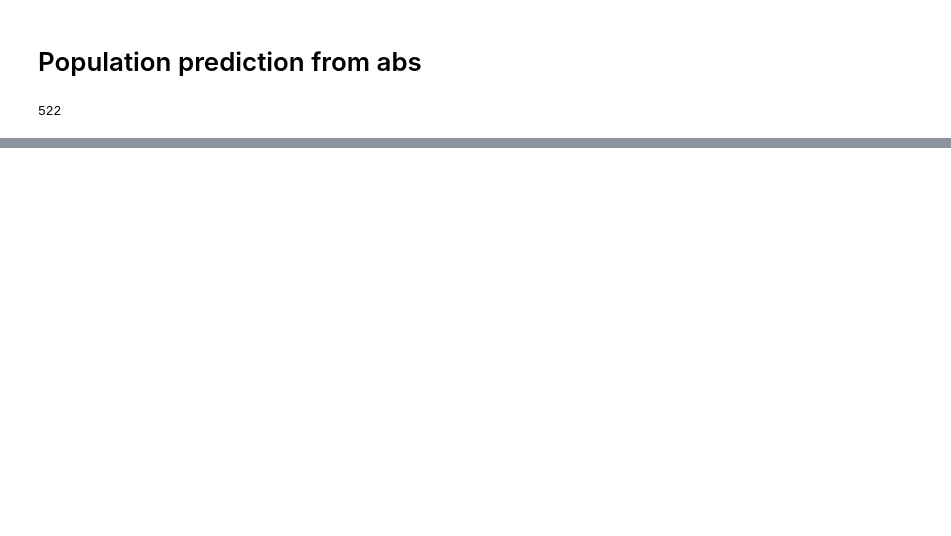
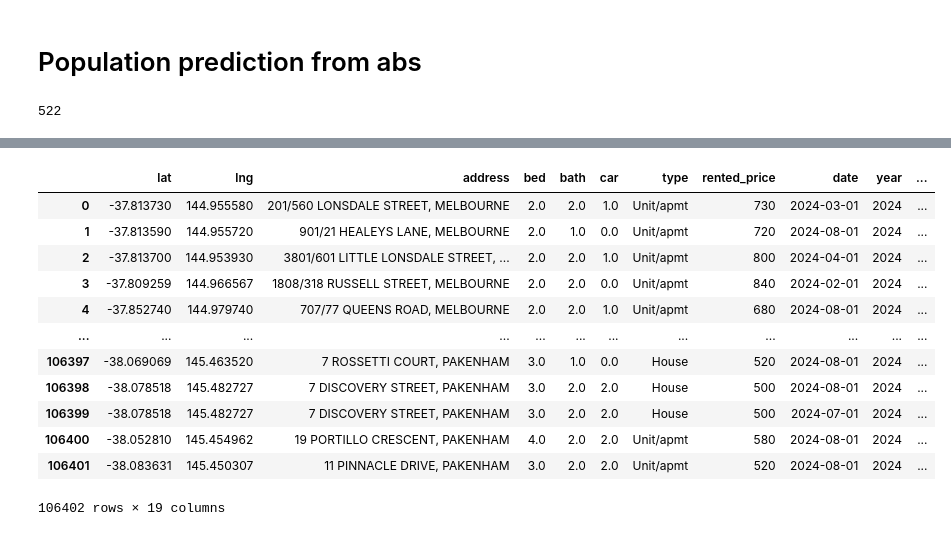
Before and after one commit to MAST30034-AppliedDataScience/project-2-group-real-estate-industry-project-2, a Jupyter notebook: notebooks/combining_data.ipynb, the cells around one changed output, grey strips where cells are left out. Saved outputs shown, nothing was run; the diff lists cells and outputs as text; code cells hidden in the pictures; blank space fills up the shorter version.

```diff
--- a/notebooks/combining_data.ipynb
+++ b/notebooks/combining_data.ipynb
@@ -262,0 +364,3 @@ population_pred.to_csv("../data/curated/population_prediction.csv", index=False)
+# %%
+gpd_rental_2024.drop(columns=["year_y"], inplace=True)
+gpd_rental_2024.rename(columns={"year_x":"year"}, inplace=True)
@@ -262,0 +376,20 @@ population_pred.to_csv("../data/curated/population_prediction.csv", index=False)
+# %%
+# join gpd_rental_2024 with cpi_data and unemployment_data on year
+gpd_rental_2024 = gpd_rental_2024.merge(cpi_data, on="year", how="left")
+gpd_rental_2024 = gpd_rental_2024.merge(unemployment_data, on="year", how="left")
+
+gpd_rental_2024
+# %% [output]
+|  | lat | lng | address | bed | bath | car | type | rented_price | date | year | ... |
+| 0 | -37.813730 | 144.955580 | 201/560 LONSDALE STREET, MELBOURNE | 2.0 | 2.0 | 1.0 | Unit/apmt | 730 | 2024-03-01 | 2024 | ... |
+| 1 | -37.813590 | 144.955720 | 901/21 HEALEYS LANE, MELBOURNE | 2.0 | 1.0 | 0.0 | Unit/apmt | 720 | 2024-08-01 | 2024 | ... |
+| 2 | -37.813700 | 144.953930 | 3801/601 LITTLE LONSDALE STREET, ... | 2.0 | 2.0 | 1.0 | Unit/apmt | 800 | 2024-04-01 | 2024 | ... |
+| 3 | -37.809259 | 144.966567 | 1808/318 RUSSELL STREET, MELBOURNE | 2.0 | 2.0 | 0.0 | Unit/apmt | 840 | 2024-02-01 | 2024 | ... |
+| 4 | -37.852740 | 144.979740 | 707/77 QUEENS ROAD, MELBOURNE | 2.0 | 2.0 | 1.0 | Unit/apmt | 680 | 2024-08-01 | 2024 | ... |
+| ... | ... | ... | ... | ... | ... | ... | ... | ... | ... | ... | ... |
+| 106397 | -38.069069 | 145.463520 | 7 ROSSETTI COURT, PAKENHAM | 3.0 | 1.0 | 0.0 | House | 520 | 2024-08-01 | 2024 | ... |
+| 106398 | -38.078518 | 145.482727 | 7 DISCOVERY STREET, PAKENHAM | 3.0 | 2.0 | 2.0 | House | 500 | 2024-08-01 | 2024 | ... |
+| 106399 | -38.078518 | 145.482727 | 7 DISCOVERY STREET, PAKENHAM | 3.0 | 2.0 | 2.0 | House | 500 | 2024-07-01 | 2024 | ... |
+| 106400 | -38.052810 | 145.454962 | 19 PORTILLO CRESCENT, PAKENHAM | 4.0 | 2.0 | 2.0 | Unit/apmt | 580 | 2024-08-01 | 2024 | ... |
+| 106401 | -38.083631 | 145.450307 | 11 PINNACLE DRIVE, PAKENHAM | 3.0 | 2.0 | 2.0 | Unit/apmt | 520 | 2024-08-01 | 2024 | ... |
+106402 rows × 19 columns
```
Also changed, not shown: parts of 23 cells of this notebook, 2 other files.
